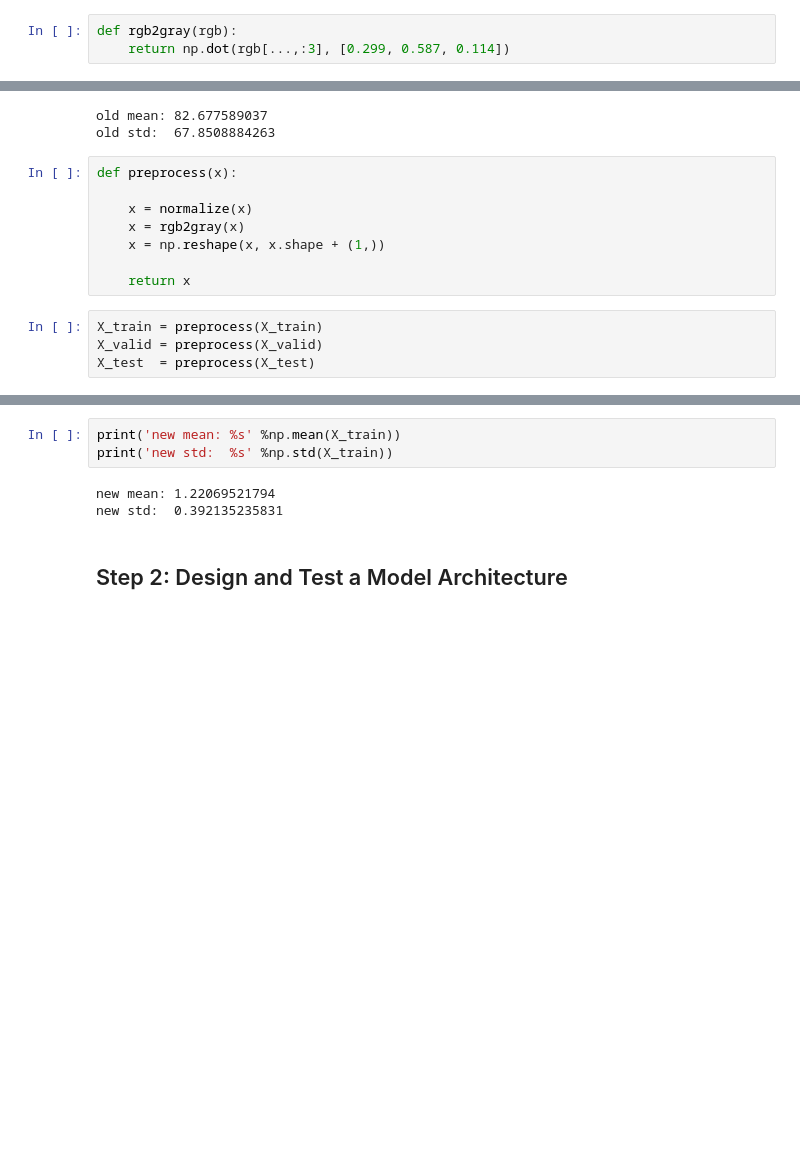
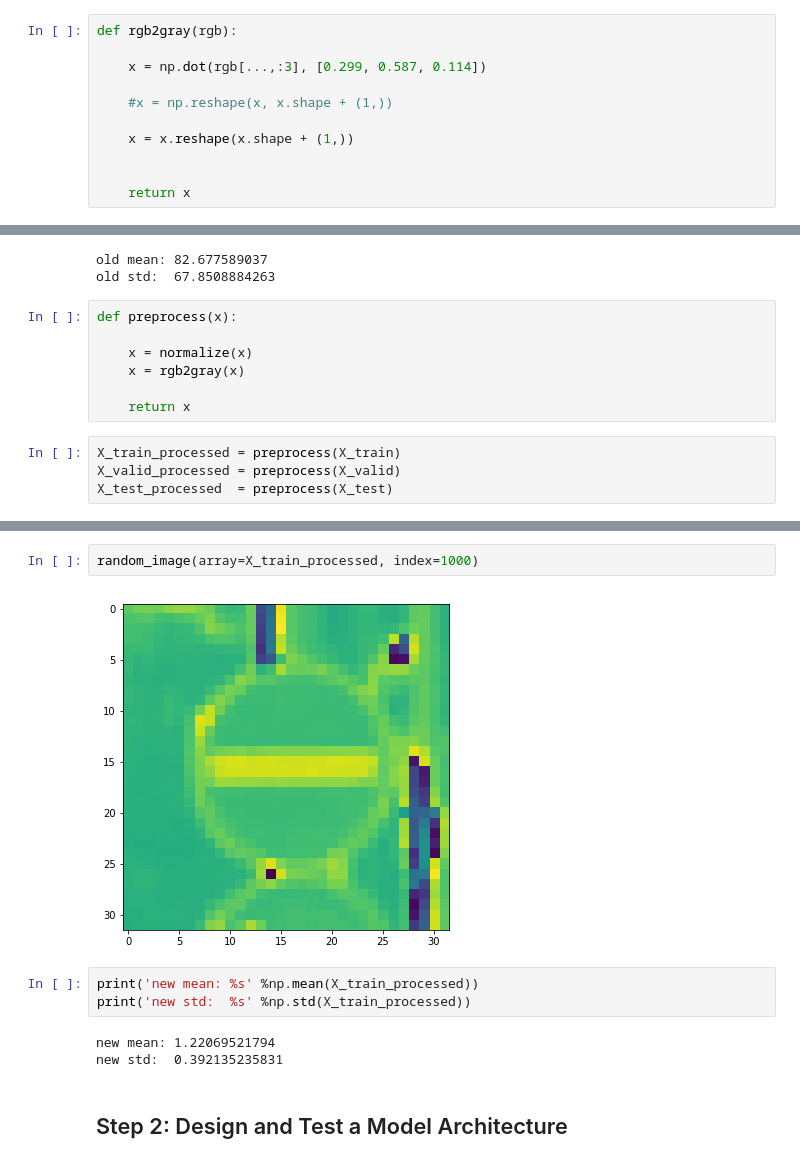
Before and after one commit to fqaiser94/CarND-Traffic-Sign-Classifier-Project, a Jupyter notebook: Traffic_Sign_Classifier-Just code.ipynb, the cells around one changed output, grey strips where cells are left out. Cells and saved outputs as stored; diff of their text form; blank space fills up the shorter version.

```diff
--- a/Traffic_Sign_Classifier-Just code.ipynb
+++ b/Traffic_Sign_Classifier-Just code.ipynb
@@ -75,4 +228,12 @@ def normalize(data):
     return data_normalized
 # %%
 def rgb2gray(rgb):
-    return np.dot(rgb[...,:3], [0.299, 0.587, 0.114])
+
+    x = np.dot(rgb[...,:3], [0.299, 0.587, 0.114])
+
+    #x = np.reshape(x, x.shape + (1,))
+
+    x = x.reshape(x.shape + (1,))
+
+
+    return x
@@ -87,10 +256,9 @@ def preprocess(x):
 
     x = normalize(x)
     x = rgb2gray(x)
-    x = np.reshape(x, x.shape + (1,))
 
     return x
 # %%
-X_train = preprocess(X_train)
-X_valid = preprocess(X_valid)
-X_test  = preprocess(X_test)
+X_train_processed = preprocess(X_train)
+X_valid_processed = preprocess(X_valid)
+X_test_processed  = preprocess(X_test)
@@ -97,6 +269,10 @@ X_test  = preprocess(X_test)
+# %%
+random_image(array=X_train_processed, index=1000)
+# %% [output]
+[figure, added]
 # %%
-print('new mean: %s' %np.mean(X_train))
-print('new std:  %s' %np.std(X_train))
+print('new mean: %s' %np.mean(X_train_processed))
+print('new std:  %s' %np.std(X_train_processed))
 # %% [output]
 new mean: 1.22069521794
 new std:  0.392135235831
```
Also changed, not shown: parts of 117 cells of this notebook.
